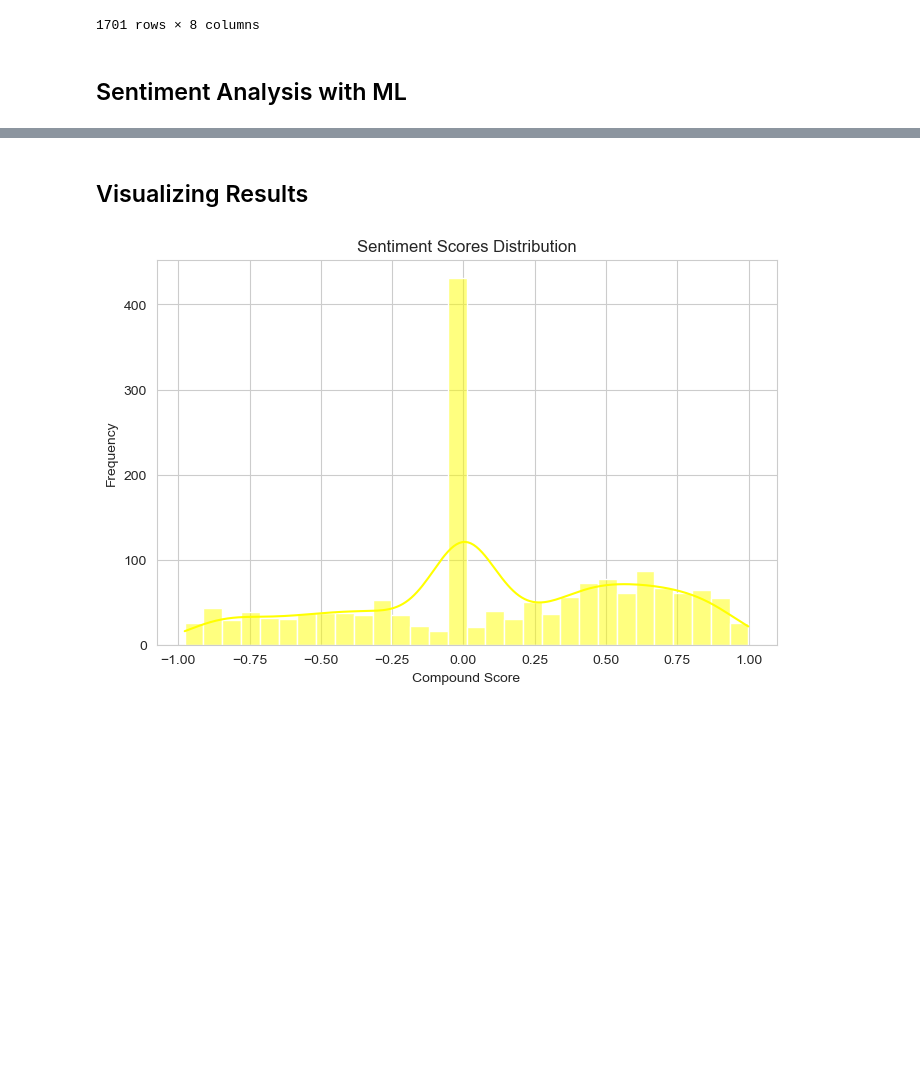
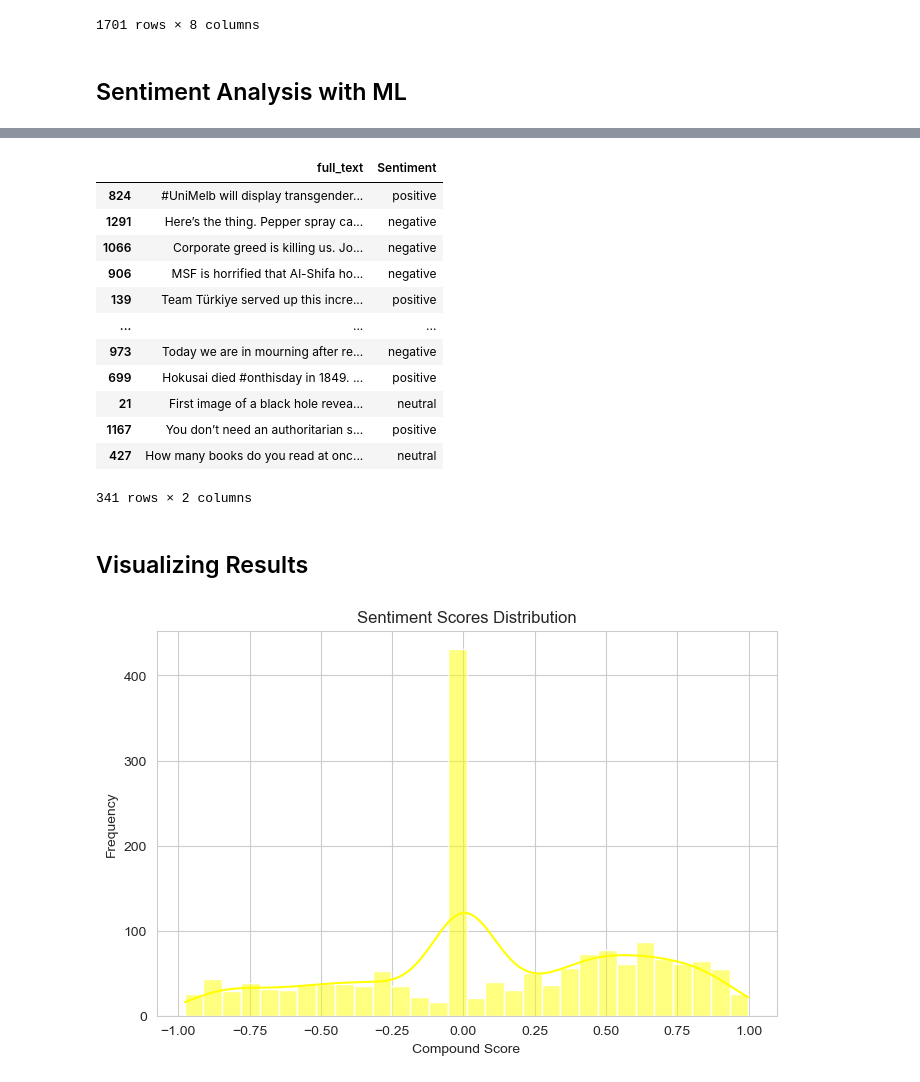
Before and after one commit to EngineerKhan/Python-ML, a Jupyter notebook: NLP/SentimentAnalysis.ipynb, the cells around one changed output, grey strips where cells are left out. Saved outputs shown, nothing was run; the diff lists cells and outputs as text; code cells hidden in the pictures; blank space fills up the shorter version.

Commit message:
Added Sentiment Analysis notebook.

```diff
--- a/NLP/SentimentAnalysis.ipynb
+++ b/NLP/SentimentAnalysis.ipynb
@@ -184,7 +180,7 @@ tweets_data
 from sklearn.model_selection import train_test_split
 randomState = 5
 
-X_train, X_test, y_train, y_test = train_test_split(tweets_data['full_text'], tweets_data['Sentiment'], test_size=0.2, random_state=randomState)
+X_train, X_test, y_train, y_test = train_test_split(tweets_data['full_text'], tweets_data['label'], test_size=0.2, random_state=randomState)
 
 train_df = pd.DataFrame({'full_text': X_train, 'sentiment': y_train})
 test_df = pd.DataFrame({'full_text': X_test, 'sentiment': y_test})
@@ -219,3 +288,21 @@ accuracy
+# %%
+df_testing = pd.DataFrame.join(X_test,y_test)
+
+df_testing
+# %% [output]
+|  | full_text | Sentiment |
+| 824 | #UniMelb will display transgender... | positive |
+| 1291 | Here’s the thing. Pepper spray ca... | negative |
+| 1066 | Corporate greed is killing us. Jo... | negative |
+| 906 | MSF is horrified that Al-Shifa ho... | negative |
+| 139 | Team Türkiye served up this incre... | positive |
+| ... | ... | ... |
+| 973 | Today we are in mourning after re... | negative |
+| 699 | Hokusai died #onthisday in 1849. ... | positive |
+| 21 | First image of a black hole revea... | neutral |
+| 1167 | You don’t need an authoritarian s... | positive |
+| 427 | How many books do you read at onc... | neutral |
+341 rows × 2 columns
 # %% [markdown]
 ## Visualizing Results
 # %%
```
Also changed, not shown: parts of 12 cells of this notebook, 2 other files.
